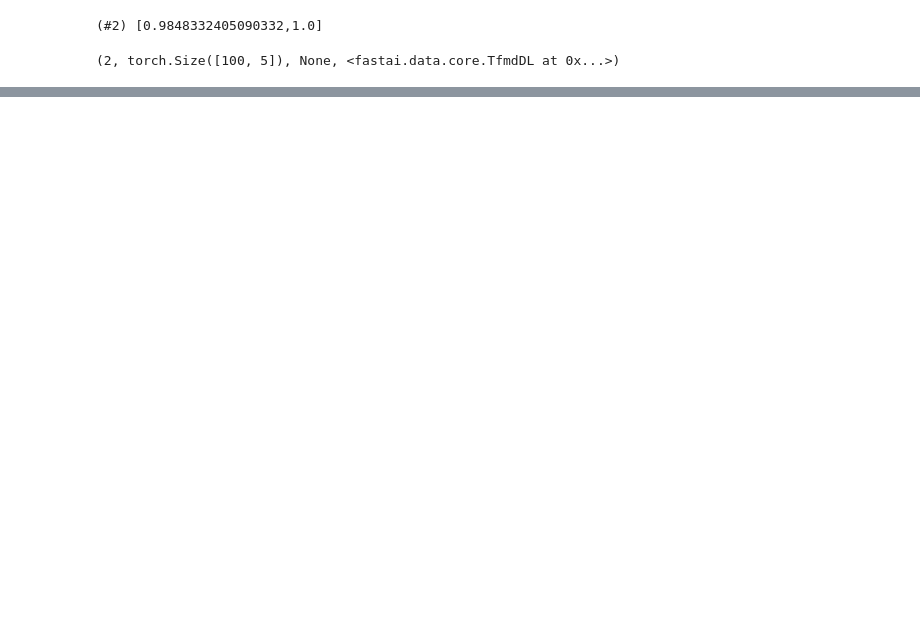
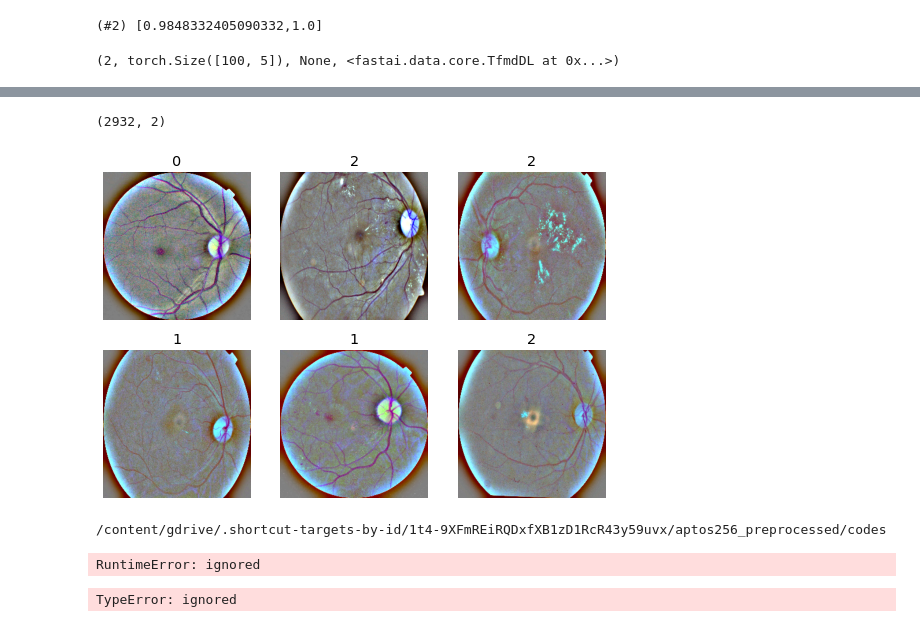
Before and after one commit to somayehpakdel/retinopathy_classification, a Jupyter notebook: aptos_fastai.ipynb, the cells around one changed output, grey strips where cells are left out. Saved outputs shown, nothing was run; the diff lists cells and outputs as text; code cells hidden in the pictures; blank space fills up the shorter version.

```diff
--- a/aptos_fastai.ipynb
+++ b/aptos_fastai.ipynb
@@ -421,0 +347,8 @@ len(preds),preds[0].shape,preds[1],test_dl
+# %%
+import pathlib
+from fastbook import *
+path=pathlib.Path('/content/gdrive/MyDrive/fastai_projects/aptos')
+df_aptos=pd.read_csv(path/'train.csv')
+print(df_aptos.shape)
+print(df_aptos.head())
+get_image_files(path)
@@ -421,0 +364,39 @@ len(preds),preds[0].shape,preds[1],test_dl
+# %%
+df_test=df_aptos.sample(n=730)
+index=~df_aptos.index.isin(df_test.index)
+df_aptos_train=df_aptos.loc[~df_aptos.index.isin(df_test.index)]
+df_aptos_train.shape
+# %% [output]
+(2932, 2)
+# %%
+def get_x_aptos(r):
+  name=r['id_code']
+  return path/'preprocessed'/f'{name}.png'
+def get_y_aptos(r):return r['diagnosis']
+
+aptos_dblock=DataBlock(blocks=(ImageBlock,CategoryBlock),
+                      get_x=get_x_aptos,get_y=get_y_aptos,
+                      batch_tfms=Normalize(),
+                      splitter=RandomSplitter(seed=42,valid_pct=0.2))
+dls_aptos=aptos_dblock.dataloaders(df_aptos_train,bs=32)
+dls_aptos.show_batch(max_n=6)
+# %% [output]
+[figure, added]
+# %%
+cd /content/gdrive/MyDrive/aptos256_preprocessed/codes
+# %% [output]
+/content/gdrive/.shortcut-targets-by-id/1t4-9XFmREiRQDxfXB1zD1RcR43y59uvx/aptos256_preprocessed/codes
+# %%
+from utils_aptos_classification import *
+model=load_learner('/content/gdrive/MyDrive/fastai_projects/aptos/results/Model And Training: Resnet50_80percent/resner_aptos_80.pkl')
+test_dl=model.dls.test_dl(get_image_files(path))
+preds=model.get_preds(dl=test_dl)
+# %% [output]
+RuntimeError: ignored
+# %%
+#x,y=dls_aptos.one_batch()
+#x.shape,y.shape,y[0]
+print(len(dls_aptos.valid),len(dls_aptos.train),len(dls_aptos[0]),dls_aptos.train[0])
+dls_aptos.test_dl
+# %% [output]
+TypeError: ignored
```
Also changed, not shown: parts of 52 cells of this notebook.
